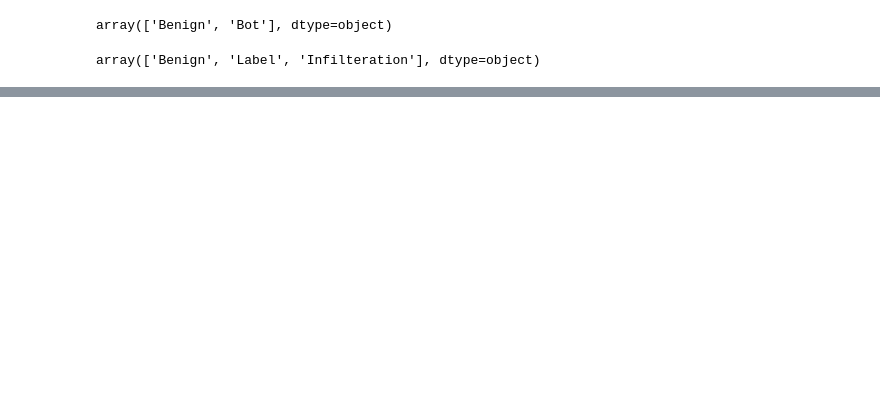
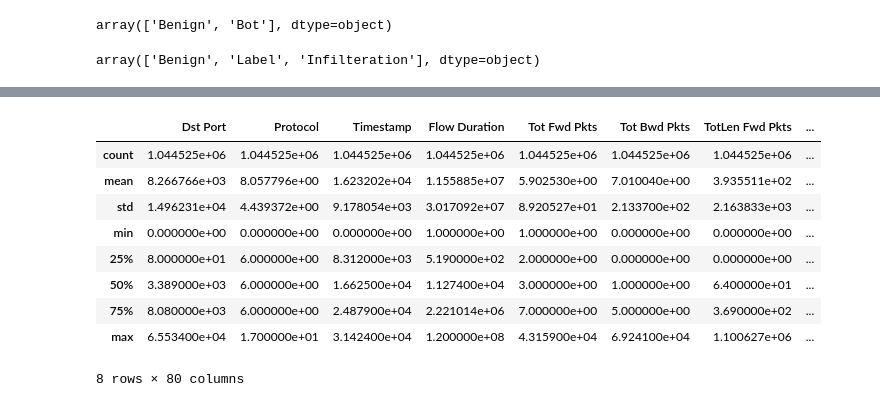
Before and after one commit to zatch2003bell/Intrusion_Detection_System, a Jupyter notebook: IDS.ipynb, the cells around one changed output, grey strips where cells are left out. Drawn from its saved outputs; the diff is of its cells as text; code cells hidden in the pictures; blank space fills up the shorter version.

```diff
--- a/IDS.ipynb
+++ b/IDS.ipynb
@@ -45,0 +160,13 @@ array(['Benign', 'FTP-BruteForce', 'SSH-Bruteforce'], dtype=object)
+# %%
+df.describe()
+# %% [output]
+|  | Dst Port | Protocol | Timestamp | Flow Duration | Tot Fwd Pkts | Tot Bwd Pkts | TotLen Fwd Pkts | ... |
+| count | 1.044525e+06 | 1.044525e+06 | 1.044525e+06 | 1.044525e+06 | 1.044525e+06 | 1.044525e+06 | 1.044525e+06 | ... |
+| mean | 8.266766e+03 | 8.057796e+00 | 1.623202e+04 | 1.155885e+07 | 5.902530e+00 | 7.010040e+00 | 3.935511e+02 | ... |
+| std | 1.496231e+04 | 4.439372e+00 | 9.178054e+03 | 3.017092e+07 | 8.920527e+01 | 2.133700e+02 | 2.163833e+03 | ... |
+| min | 0.000000e+00 | 0.000000e+00 | 0.000000e+00 | 1.000000e+00 | 1.000000e+00 | 0.000000e+00 | 0.000000e+00 | ... |
+| 25% | 8.000000e+01 | 6.000000e+00 | 8.312000e+03 | 5.190000e+02 | 2.000000e+00 | 0.000000e+00 | 0.000000e+00 | ... |
+| 50% | 3.389000e+03 | 6.000000e+00 | 1.662500e+04 | 1.127400e+04 | 3.000000e+00 | 1.000000e+00 | 6.400000e+01 | ... |
+| 75% | 8.080000e+03 | 6.000000e+00 | 2.487900e+04 | 2.221014e+06 | 7.000000e+00 | 5.000000e+00 | 3.690000e+02 | ... |
+| max | 6.553400e+04 | 1.700000e+01 | 3.142400e+04 | 1.200000e+08 | 4.315900e+04 | 6.924100e+04 | 1.100627e+06 | ... |
+8 rows × 80 columns
```
Also changed, not shown: parts of 35 cells of this notebook.
